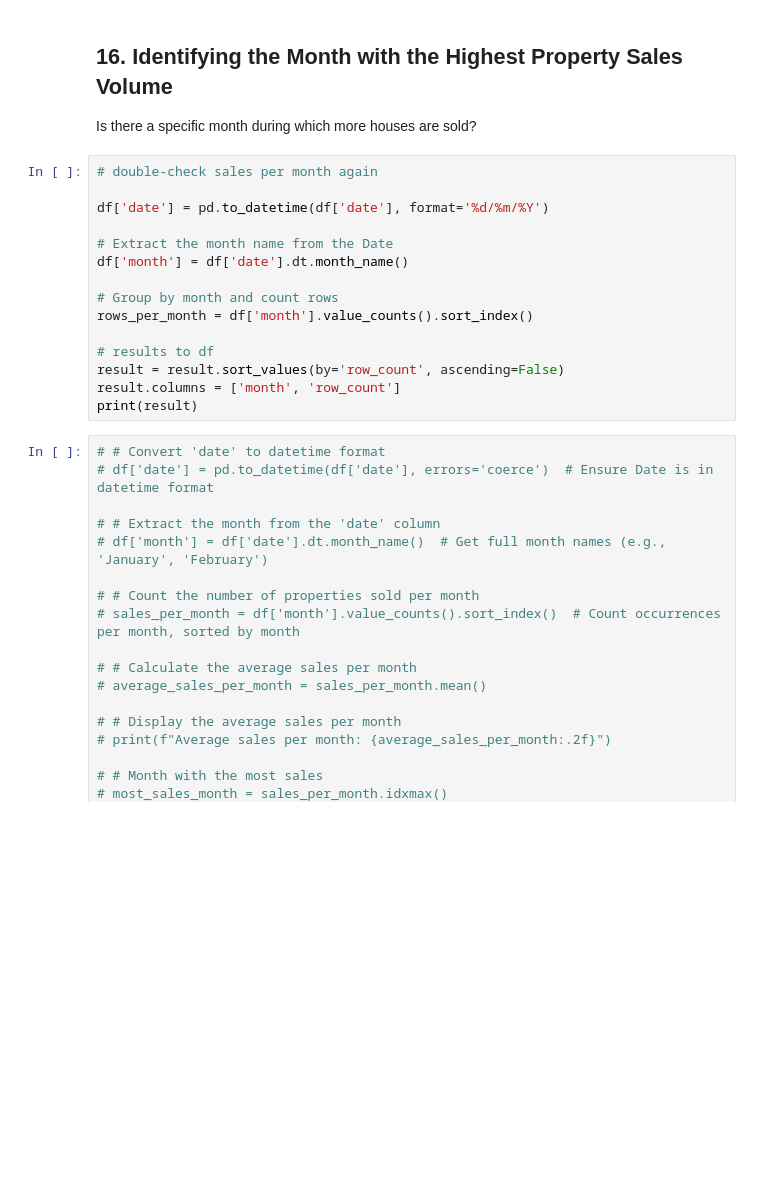
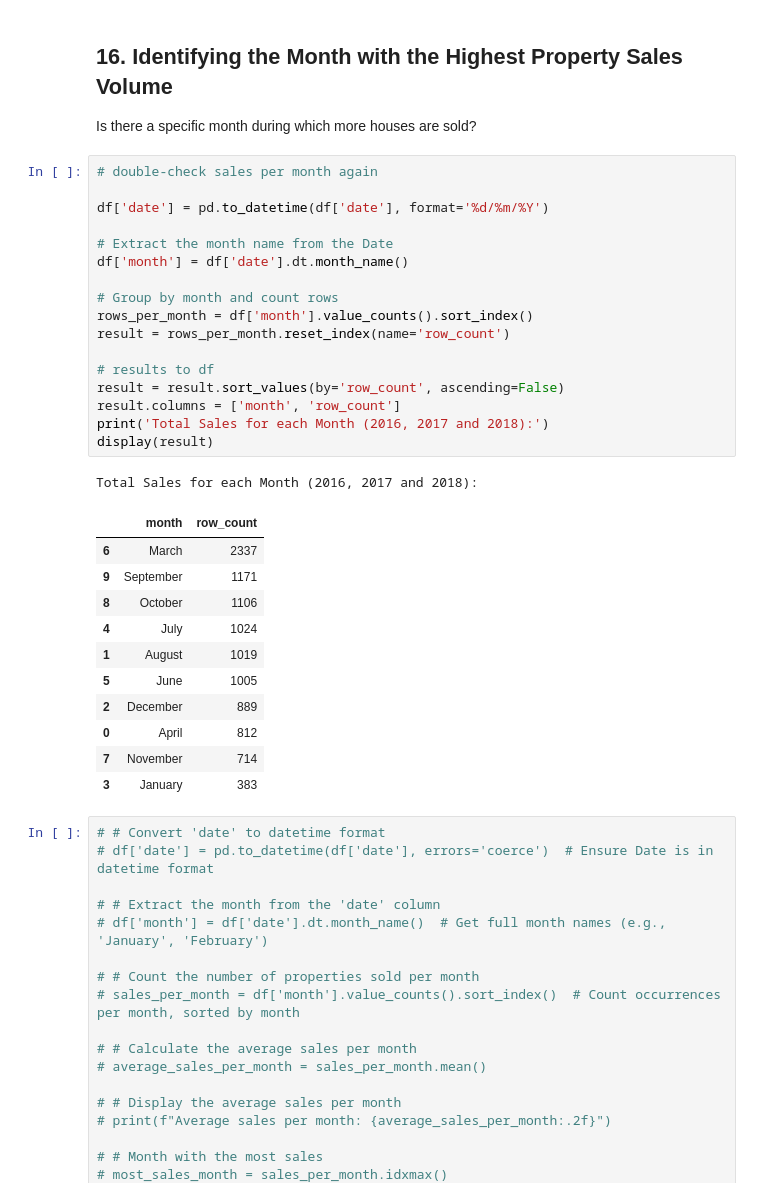
Before and after one commit to bruhu/week-6-assessment, a Jupyter notebook: assessment_notebook.ipynb, the cells around one changed output. Cells and saved outputs as stored; diff of their text form; blank space fills up the shorter version.

Commit message:
display better results

```diff
--- a/assessment_notebook.ipynb
+++ b/assessment_notebook.ipynb
@@ -597,18 +727,33 @@ Is there a specific month during which more houses are sold?
 # %%
 # double-check sales per month again
 
 df['date'] = pd.to_datetime(df['date'], format='%d/%m/%Y')
 
 # Extract the month name from the Date
 df['month'] = df['date'].dt.month_name()
 
 # Group by month and count rows
 rows_per_month = df['month'].value_counts().sort_index()
+result = rows_per_month.reset_index(name='row_count')
 
 # results to df
 result = result.sort_values(by='row_count', ascending=False)
 result.columns = ['month', 'row_count']
-print(result)
+print('Total Sales for each Month (2016, 2017 and 2018):')
+display(result)
+# %% [output]
+Total Sales for each Month (2016, 2017 and 2018):
+|  | month | row_count |
+| 6 | March | 2337 |
+| 9 | September | 1171 |
+| 8 | October | 1106 |
+| 4 | July | 1024 |
+| 1 | August | 1019 |
+| 5 | June | 1005 |
+| 2 | December | 889 |
+| 0 | April | 812 |
+| 7 | November | 714 |
+| 3 | January | 383 |
 # %%
 # # Convert 'date' to datetime format
 # df['date'] = pd.to_datetime(df['date'], errors='coerce')  # Ensure Date is in datetime format
```
Also changed, not shown: parts of 32 cells of this notebook.
